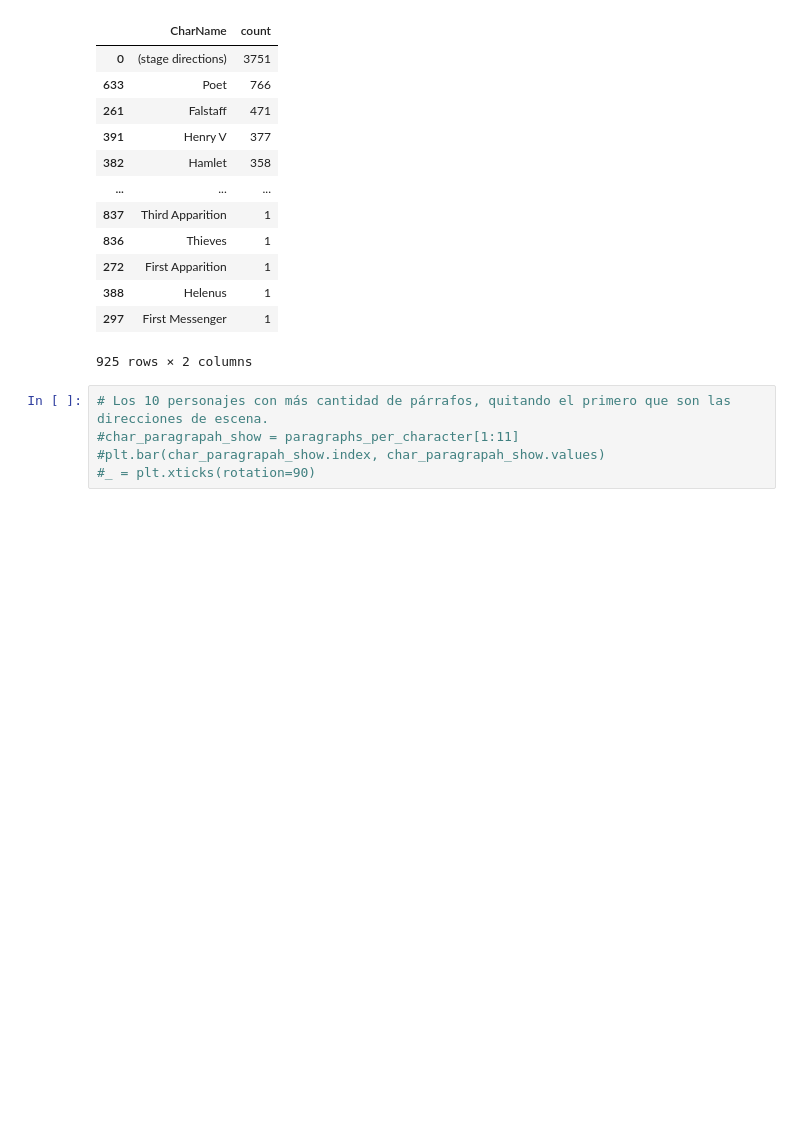
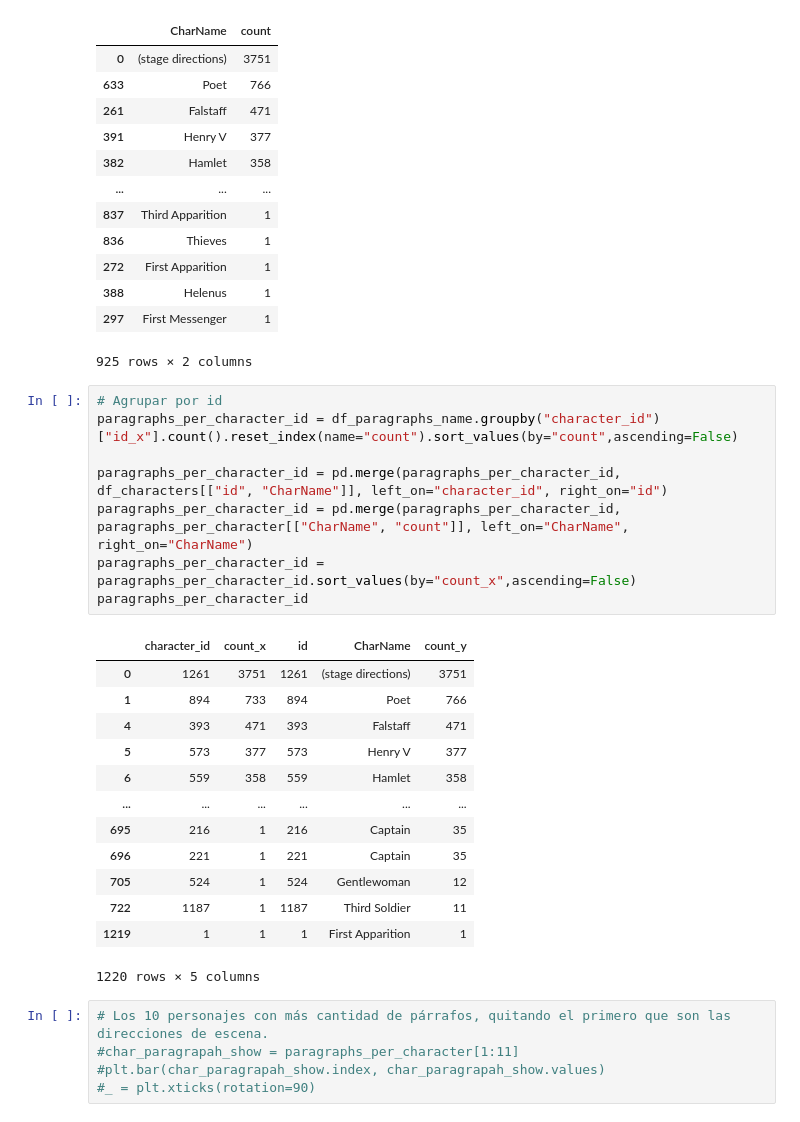
Before and after one commit to luchymd89/introcd, a Jupyter notebook: Tarea_1/shakespeare_propuesta.ipynb, the cells around one changed output. Cells and saved outputs as stored; diff of their text form; blank space fills up the shorter version.

```diff
--- a/Tarea_1/shakespeare_propuesta.ipynb
+++ b/Tarea_1/shakespeare_propuesta.ipynb
@@ -620,6 +620,28 @@ paragraphs_per_character
 | 388 | Helenus | 1 |
 | 297 | First Messenger | 1 |
 925 rows × 2 columns
+# %%
+# Agrupar por id
+paragraphs_per_character_id = df_paragraphs_name.groupby("character_id")["id_x"].count().reset_index(name="count").sort_values(by="count",ascending=False)
+
+paragraphs_per_character_id = pd.merge(paragraphs_per_character_id, df_characters[["id", "CharName"]], left_on="character_id", right_on="id")
+paragraphs_per_character_id = pd.merge(paragraphs_per_character_id, paragraphs_per_character[["CharName", "count"]], left_on="CharName", right_on="CharName")
+paragraphs_per_character_id = paragraphs_per_character_id.sort_values(by="count_x",ascending=False)
+paragraphs_per_character_id
+# %% [output]
+|  | character_id | count_x | id | CharName | count_y |
+| 0 | 1261 | 3751 | 1261 | (stage directions) | 3751 |
+| 1 | 894 | 733 | 894 | Poet | 766 |
+| 4 | 393 | 471 | 393 | Falstaff | 471 |
+| 5 | 573 | 377 | 573 | Henry V | 377 |
+| 6 | 559 | 358 | 559 | Hamlet | 358 |
+| ... | ... | ... | ... | ... | ... |
+| 695 | 216 | 1 | 216 | Captain | 35 |
+| 696 | 221 | 1 | 221 | Captain | 35 |
+| 705 | 524 | 1 | 524 | Gentlewoman | 12 |
+| 722 | 1187 | 1 | 1187 | Third Soldier | 11 |
+| 1219 | 1 | 1 | 1 | First Apparition | 1 |
+1220 rows × 5 columns
 # %%
 # Los 10 personajes con más cantidad de párrafos, quitando el primero que son las direcciones de escena.
 #char_paragrapah_show = paragraphs_per_character[1:11]
```
Also changed, not shown: parts of 3 cells of this notebook.
